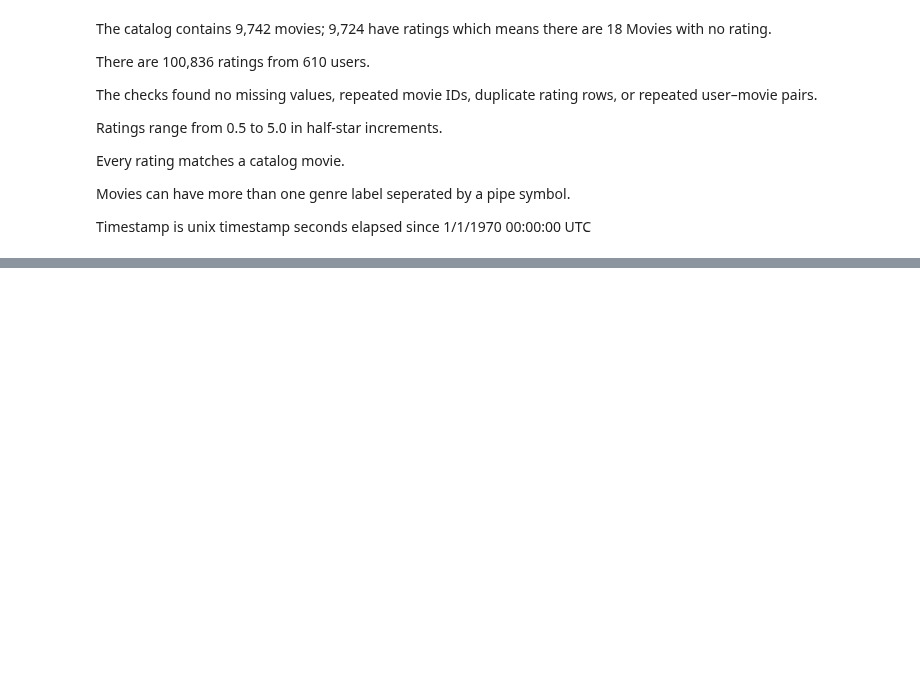
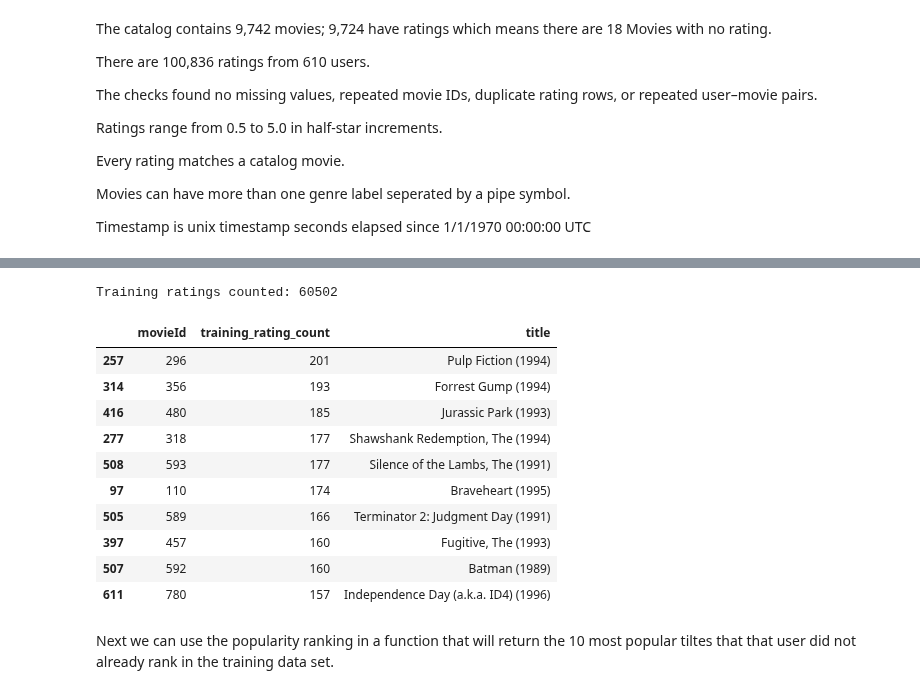
Before and after one commit to clarkbrendenj/movie-recommendation-system, a Jupyter notebook: notebooks/01_data_exploration.ipynb, the cells around one changed output, grey strips where cells are left out. Drawn from its saved outputs; the diff is of its cells as text; code cells hidden in the pictures; blank space fills up the shorter version.

```diff
--- a/notebooks/01_data_exploration.ipynb
+++ b/notebooks/01_data_exploration.ipynb
@@ -202,0 +215,17 @@ Timestamp is unix timestamp seconds elapsed since 1/1/1970 00:00:00 UTC
+# %%
+dates = ratings_with_movies["rated_at"]
+
+train_cutoff = dates.quantile(0.60)
+validation_cutoff = dates.quantile(0.80)
+
+train_ratings = ratings_with_movies.loc[
+    dates <= train_cutoff
+].copy()
+
+validation_ratings = ratings_with_movies.loc[
+    (dates > train_cutoff) & (dates <= validation_cutoff)
+].copy()
+
+test_ratings = ratings_with_movies.loc[
+    dates > validation_cutoff
+].copy()
@@ -202,0 +293,8 @@ Timestamp is unix timestamp seconds elapsed since 1/1/1970 00:00:00 UTC
+# %%
+movie_popularity = (
+    train_ratings.groupby("movieId")
+    .size()
+    .reset_index(name="training_rating_count")
+)
+
+movie_popularity.head()
@@ -202,0 +308,34 @@ Timestamp is unix timestamp seconds elapsed since 1/1/1970 00:00:00 UTC
+# %%
+movie_popularity = movie_popularity.merge(
+    movies[["movieId", "title"]],
+    on="movieId",
+    how="left",
+    validate="one_to_one"
+)
+
+movie_popularity = movie_popularity.sort_values(
+    ["training_rating_count", "movieId"],
+    ascending=[False, True]
+)
+
+print(
+    "Training ratings counted:",
+    movie_popularity["training_rating_count"].sum()
+)
+
+movie_popularity.head(10)
+# %% [output]
+Training ratings counted: 60502
+|  | movieId | training_rating_count | title |
+| 257 | 296 | 201 | Pulp Fiction (1994) |
+| 314 | 356 | 193 | Forrest Gump (1994) |
+| 416 | 480 | 185 | Jurassic Park (1993) |
+| 277 | 318 | 177 | Shawshank Redemption, The (1994) |
+| 508 | 593 | 177 | Silence of the Lambs, The (1991) |
+| 97 | 110 | 174 | Braveheart (1995) |
+| 505 | 589 | 166 | Terminator 2: Judgment Day (1991) |
+| 397 | 457 | 160 | Fugitive, The (1993) |
+| 507 | 592 | 160 | Batman (1989) |
+| 611 | 780 | 157 | Independence Day (a.k.a. ID4) (1996) |
+# %% [markdown]
+Next we can use the popularity ranking in a function that will return the 10 most popular tiltes that that user did not already rank in the training data set.
```
Also changed, not shown: parts of 23 cells of this notebook.
